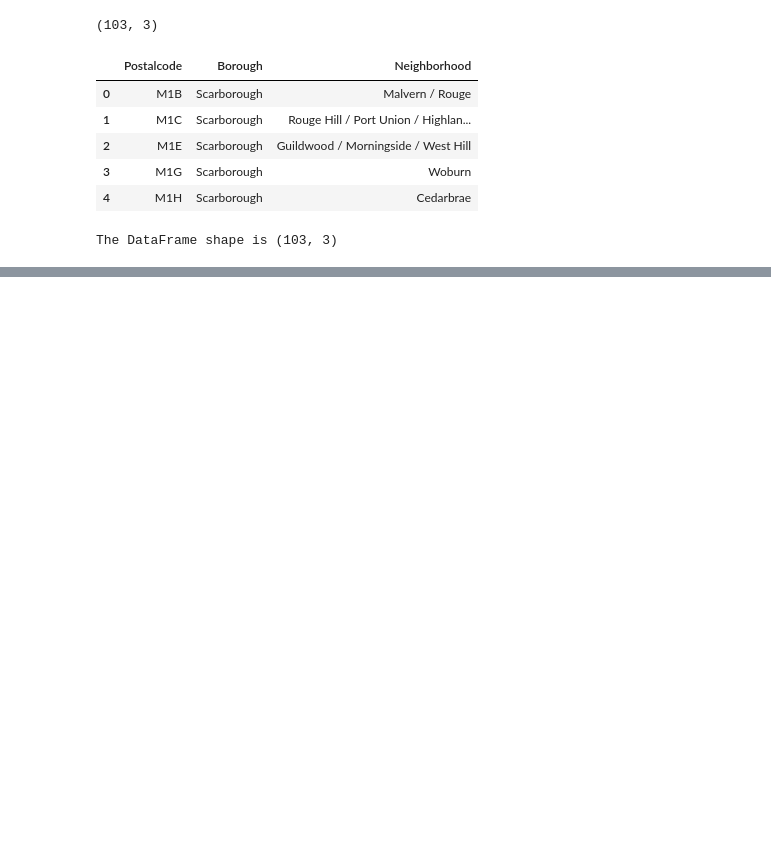
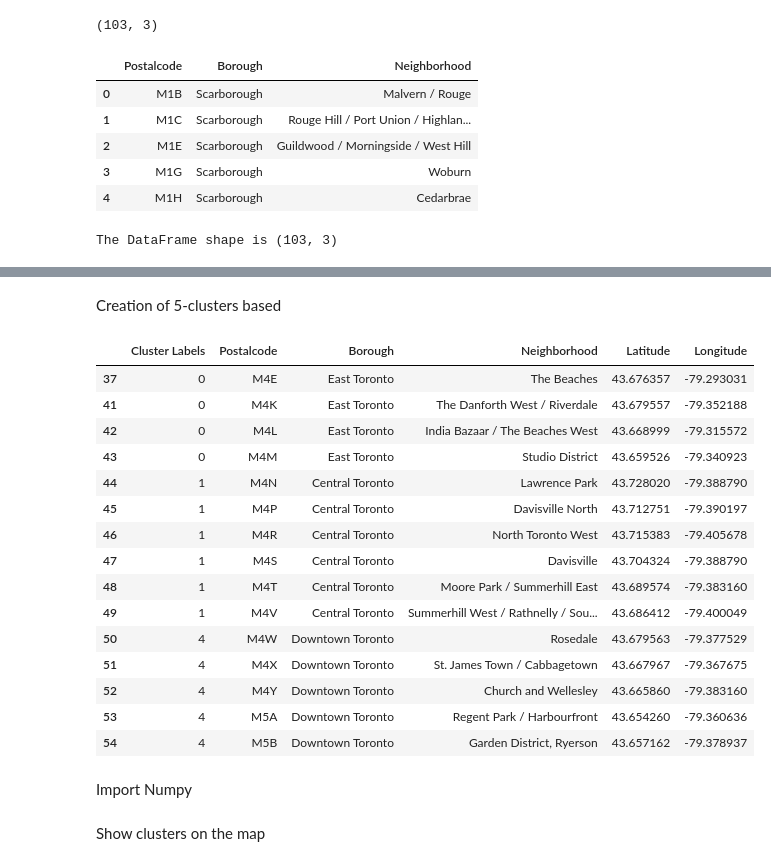
Before and after one commit to NikKovacic/Coursera_Capstone, a Jupyter notebook: Segmenting_and_Clustering_Neighborhoods_in_Toronto.ipynb, the cells around one changed output, grey strips where cells are left out. Saved outputs shown, nothing was run; the diff lists cells and outputs as text; code cells hidden in the pictures; blank space fills up the shorter version.

Commit message:
Finished assignment with second dataframe and Segmentation

```diff
--- a/Segmenting_and_Clustering_Neighborhoods_in_Toronto.ipynb
+++ b/Segmenting_and_Clustering_Neighborhoods_in_Toronto.ipynb
@@ -100,0 +88,3 @@ The DataFrame shape is (103, 3)
+# %%
+lat_lon = pd.read_csv('https://cocl.us/Geospatial_data')
+lat_lon.head()
@@ -100,0 +100,3 @@ The DataFrame shape is (103, 3)
+# %%
+lat_lon.rename(columns={'Postal Code':'Postalcode'},inplace=True)
+lat_lon.head()
@@ -100,0 +112,3 @@ The DataFrame shape is (103, 3)
+# %%
+df3 = pd.merge(df2, lat_lon, on='Postalcode', how='outer', indicator=False)
+df3.head()
@@ -100,0 +124,4 @@ The DataFrame shape is (103, 3)
+# %%
+df4 = df3[df3['Borough'].str.contains('Toronto',regex=False)]
+df4
+#print('The DataFrame shape is', df2.shape)
@@ -100,0 +200,28 @@ The DataFrame shape is (103, 3)
+# %% [markdown]
+Creation of 5-clusters based
+# %%
+k=5
+toronto_clustering = df4.drop(['Postalcode','Borough','Neighborhood'],1)
+kmeans = KMeans(n_clusters = k,random_state=0).fit(toronto_clustering)
+kmeans.labels_
+df4.insert(0, 'Cluster Labels', kmeans.labels_)
+df4.head(15)
+# %% [output]
+|  | Cluster Labels | Postalcode | Borough | Neighborhood | Latitude | Longitude |
+| 37 | 0 | M4E | East Toronto | The Beaches | 43.676357 | -79.293031 |
+| 41 | 0 | M4K | East Toronto | The Danforth West / Riverdale | 43.679557 | -79.352188 |
+| 42 | 0 | M4L | East Toronto | India Bazaar / The Beaches West | 43.668999 | -79.315572 |
+| 43 | 0 | M4M | East Toronto | Studio District | 43.659526 | -79.340923 |
+| 44 | 1 | M4N | Central Toronto | Lawrence Park | 43.728020 | -79.388790 |
+| 45 | 1 | M4P | Central Toronto | Davisville North | 43.712751 | -79.390197 |
+| 46 | 1 | M4R | Central Toronto | North Toronto West | 43.715383 | -79.405678 |
+| 47 | 1 | M4S | Central Toronto | Davisville | 43.704324 | -79.388790 |
+| 48 | 1 | M4T | Central Toronto | Moore Park / Summerhill East | 43.689574 | -79.383160 |
+| 49 | 1 | M4V | Central Toronto | Summerhill West / Rathnelly / Sou... | 43.686412 | -79.400049 |
+| 50 | 4 | M4W | Downtown Toronto | Rosedale | 43.679563 | -79.377529 |
+| 51 | 4 | M4X | Downtown Toronto | St. James Town / Cabbagetown | 43.667967 | -79.367675 |
+| 52 | 4 | M4Y | Downtown Toronto | Church and Wellesley | 43.665860 | -79.383160 |
+| 53 | 4 | M5A | Downtown Toronto | Regent Park / Harbourfront | 43.654260 | -79.360636 |
+| 54 | 4 | M5B | Downtown Toronto | Garden District, Ryerson | 43.657162 | -79.378937 |
+# %% [markdown]
+Import Numpy
@@ -100,0 +230,2 @@ The DataFrame shape is (103, 3)
+# %% [markdown]
+Show clusters on the map
```
Also changed, not shown: parts of 18 cells of this notebook.
